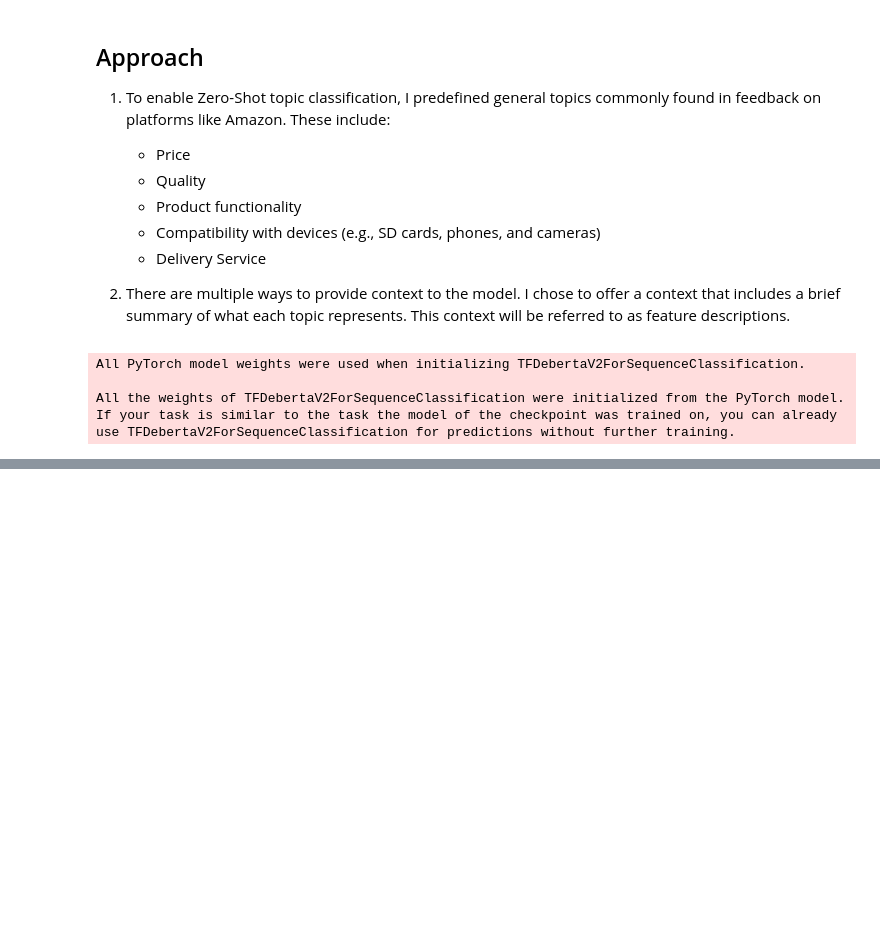
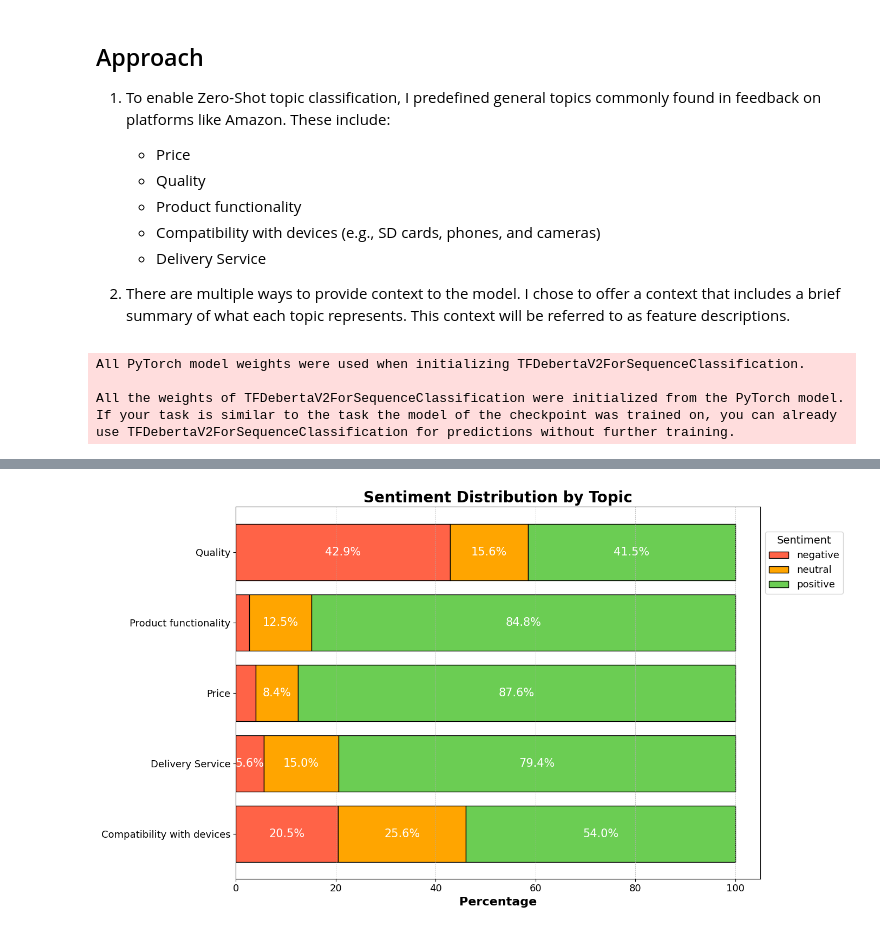
Before and after one commit to MaiconKevyn/amazon-feedback-analysis, a Jupyter notebook: intro.ipynb, the cells around one changed output, grey strips where cells are left out. Cells and saved outputs as stored; diff of their text form; code cells hidden in the pictures; blank space fills up the shorter version.

```diff
--- a/intro.ipynb
+++ b/intro.ipynb
@@ -484,0 +491,3 @@ def extract_top_topic(topic_dict, threshold):
+# %%
+topic_sentiment_count = df.groupby(['deberta_topics', 'sentiment']).size().unstack(fill_value=0)
+topic_sentiment_count
@@ -484,0 +502,3 @@ def extract_top_topic(topic_dict, threshold):
+# %%
+topic_percentages = topic_sentiment_count.div(topic_sentiment_count.sum(axis=1), axis=0) * 100
+topic_percentages
@@ -484,0 +513,26 @@ def extract_top_topic(topic_dict, threshold):
+# %%
+colors = {"negative": "#FF6347", "neutral": "orange", "positive": "#6BCD53"}
+
+fig, ax = plt.subplots(figsize=(14, 8))
+# Create a cumulative array to stack the bars
+cumulative_size = np.zeros(len(topic_percentages))
+
+for sentiment in ["negative", "neutral", "positive"]:  # Ensuring order
+    ax.barh(topic_percentages.index, topic_percentages[sentiment], left=cumulative_size, color=colors[sentiment], label=sentiment, edgecolor='black')
+    cumulative_size += topic_percentages[sentiment].values  # Update the cumulative size
+
+    # Adding data labels inside the bars for clarity
+    for i, (value, name) in enumerate(zip(topic_percentages[sentiment], topic_percentages.index)):
+        if value > 5:  # Only add text inside the bars if there is enough space
+            ax.text(cumulative_size[i] - (value / 2), i, f"{value:.1f}%", va='center', ha='center', fontweight='medium', color='white', fontsize=15)
+
+ax.set_xlabel('Percentage', fontsize=16, fontweight='bold')
+ax.set_title('Sentiment Distribution by Topic', fontsize=20, fontweight='bold')
+plt.xticks(fontsize=13)
+plt.yticks(topic_percentages.index, fontsize=13)
+plt.legend(title='Sentiment', fontsize=13, title_fontsize=14, loc='center left', bbox_to_anchor=(1, 0.85))
+plt.grid(True, which='major', linestyle='--', linewidth=0.5, axis='x')
+plt.tight_layout()
+plt.show()
+# %% [output]
+[figure, added]
```
Also changed, not shown: parts of 6 cells of this notebook.
